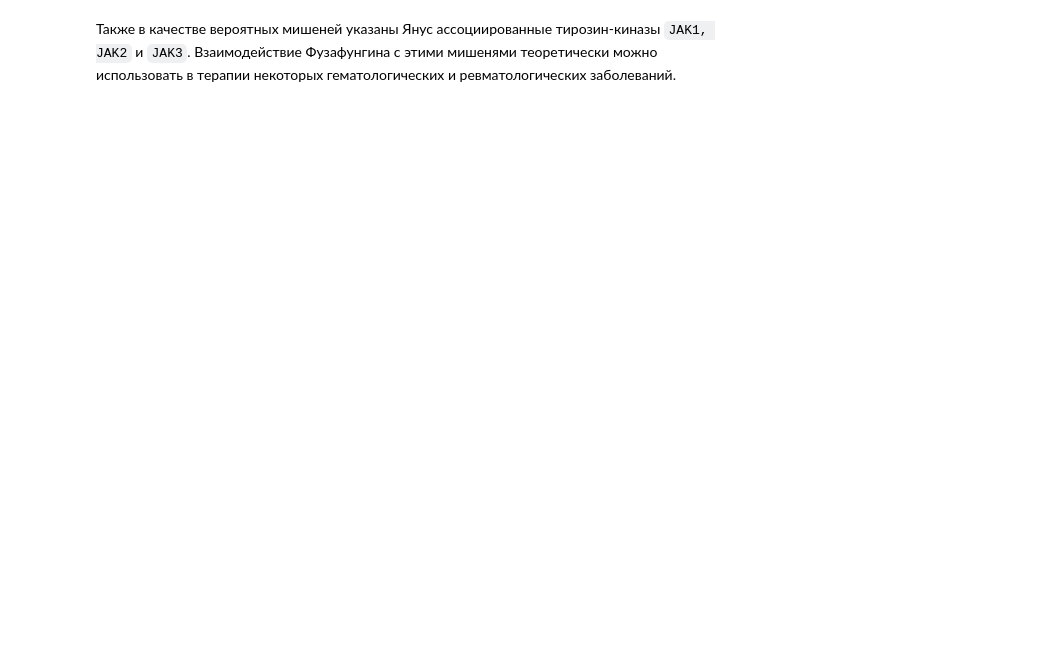
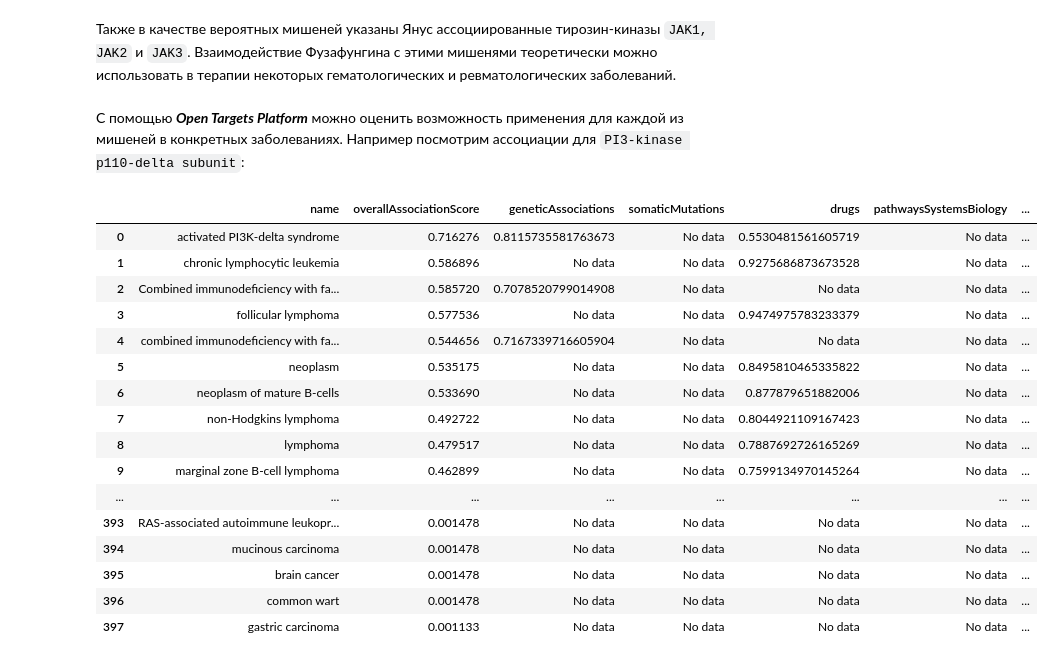
Before and after one commit to MikhailDemin/GB_DataScience-in-Med, a Jupyter notebook: 20_Introduction to Data Analytics in Medicine/20_lesson_3_my_solution.ipynb, the cells around one changed output. Saved outputs shown, nothing was run; the diff lists cells and outputs as text; code cells hidden in the pictures; blank space fills up the shorter version.

```diff
--- a/20_Introduction to Data Analytics in Medicine/20_lesson_3_my_solution.ipynb
+++ b/20_Introduction to Data Analytics in Medicine/20_lesson_3_my_solution.ipynb
@@ -262,3 +271,26 @@ PI3K состоит из каталитической субъединицы `p1
 Наиболее селективным является Алпелисиб, однако вследствие блокировки PI3K у пациентов во время терапии может развиваться гипергликемия, так как PI3K в том числе участвует в передаче сигнала от рецептора инсулина.
 # %% [markdown]
 Также в качестве вероятных мишеней указаны Янус ассоциированные тирозин-киназы `JAK1, JAK2` и  `JAK3`. Взаимодействие Фузафунгина с этими мишенями теоретически можно использовать в терапии некоторых гематологических и ревматологических заболеваний.
+# %% [markdown]
+С помощью __*Open Targets Platform*__ можно оценить возможность применения для каждой из мишеней в конкретных заболеваниях. Например посмотрим ассоциации для `PI3-kinase p110-delta subunit`:
+# %%
+t = pd.read_table('20_3_files/ENSG00000171608-associated-targets.tsv', sep='\t')
+t
+# %% [output]
+|  | name | overallAssociationScore | geneticAssociations | somaticMutations | drugs | pathwaysSystemsBiology | ... |
+| 0 | activated PI3K-delta syndrome | 0.716276 | 0.8115735581763673 | No data | 0.5530481561605719 | No data | ... |
+| 1 | chronic lymphocytic leukemia | 0.586896 | No data | No data | 0.9275686873673528 | No data | ... |
+| 2 | Combined immunodeficiency with fa... | 0.585720 | 0.7078520799014908 | No data | No data | No data | ... |
+| 3 | follicular lymphoma | 0.577536 | No data | No data | 0.9474975783233379 | No data | ... |
+| 4 | combined immunodeficiency with fa... | 0.544656 | 0.7167339716605904 | No data | No data | No data | ... |
+| 5 | neoplasm | 0.535175 | No data | No data | 0.8495810465335822 | No data | ... |
+| 6 | neoplasm of mature B-cells | 0.533690 | No data | No data | 0.877879651882006 | No data | ... |
+| 7 | non-Hodgkins lymphoma | 0.492722 | No data | No data | 0.8044921109167423 | No data | ... |
+| 8 | lymphoma | 0.479517 | No data | No data | 0.7887692726165269 | No data | ... |
+| 9 | marginal zone B-cell lymphoma | 0.462899 | No data | No data | 0.7599134970145264 | No data | ... |
+| ... | ... | ... | ... | ... | ... | ... | ... |
+| 393 | RAS-associated autoimmune leukopr... | 0.001478 | No data | No data | No data | No data | ... |
+| 394 | mucinous carcinoma | 0.001478 | No data | No data | No data | No data | ... |
+| 395 | brain cancer | 0.001478 | No data | No data | No data | No data | ... |
+| 396 | common wart | 0.001478 | No data | No data | No data | No data | ... |
+| 397 | gastric carcinoma | 0.001133 | No data | No data | No data | No data | ... |
```
Also changed, not shown: parts of 3 cells of this notebook, 1 other file.
